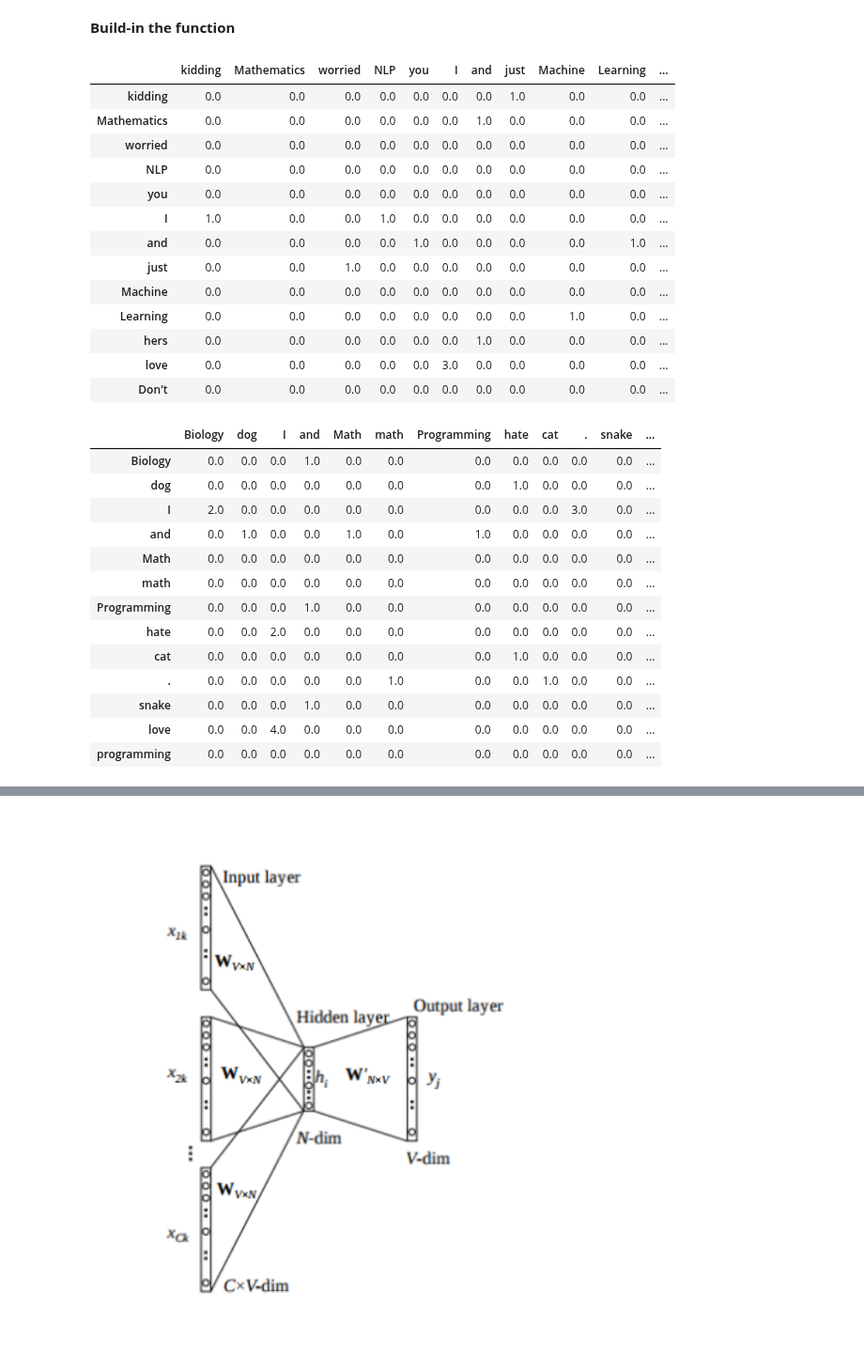
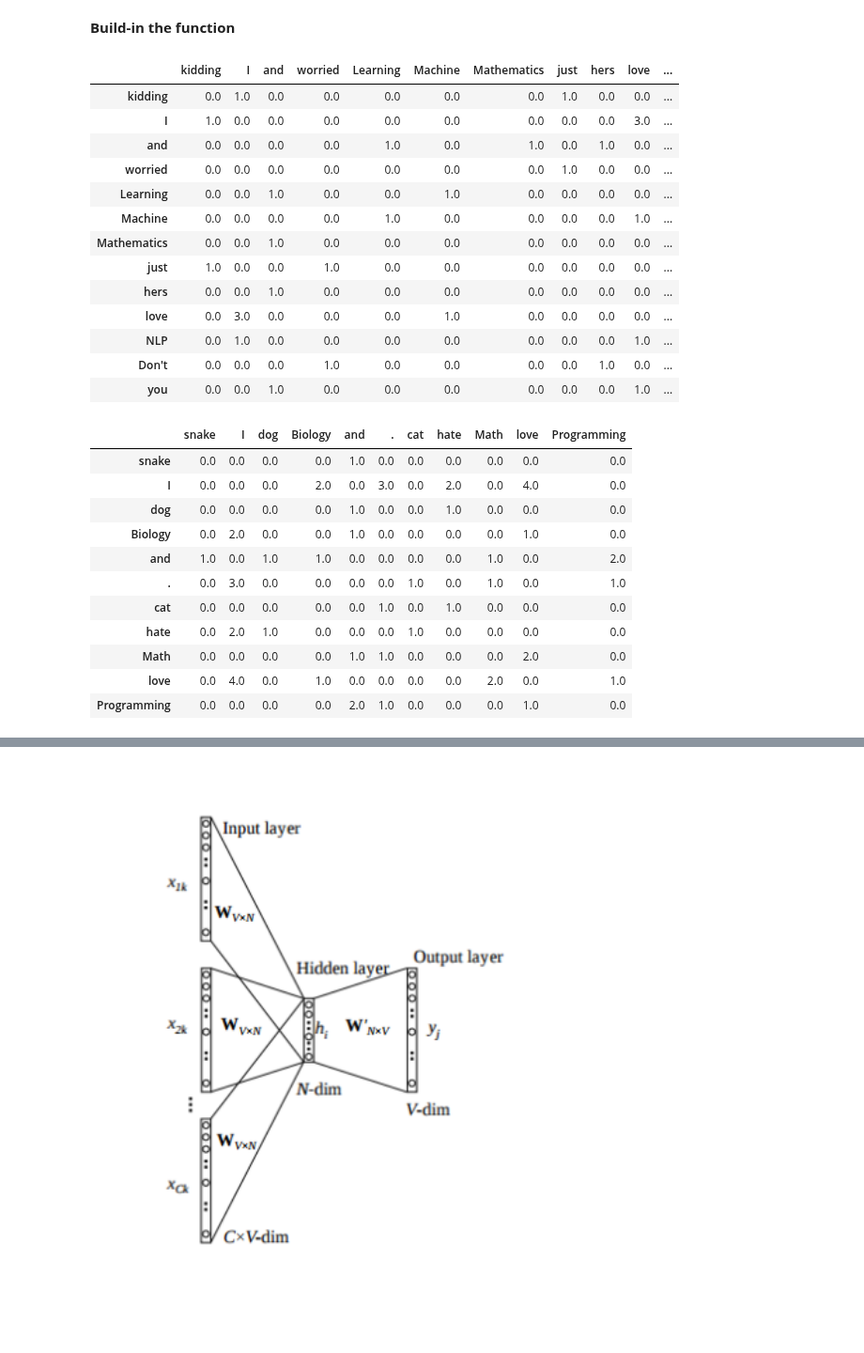
Before and after one commit to NhanDoV/Lectures_notes-teaching-in-VN-, a Jupyter notebook: Statistics/NLP/Embedding.ipynb, the cells around one changed output, grey strips where cells are left out. Shown at 94% size. Drawn from its saved outputs; the diff is of its cells as text; code cells hidden in the pictures; blank space fills up the shorter version.

```diff
--- a/Statistics/NLP/Embedding.ipynb
+++ b/Statistics/NLP/Embedding.ipynb
@@ -281,7 +292,7 @@ def generate_co_occurrence_matrix(corpus):
     # co_occurrence_matrix[current][previous]
     co_occurrence_matrix = np.zeros((len(vocab), len(vocab)))
 
-    # Loop through the bigrams taking the current and previous word,
+    # Loop through the bigrams taking the current and previous word (one-way),
     # and the number of occurrences of the bigram.
     for bigram in bigram_freq:
         current = bigram[0][1]
@@ -291,8 +302,8 @@ def generate_co_occurrence_matrix(corpus):
         pos_previous = vocab_index[previous]
         co_occurrence_matrix[pos_current][pos_previous] = count
 
-    # create matrix
-    co_occurrence_matrix = np.matrix(co_occurrence_matrix)
+    # create a symetric matrix by combining it to its transpose to get the two-way
+    co_occurrence_matrix = np.matrix(co_occurrence_matrix + co_occurrence_matrix.T)
 
     # return the matrix and the index
     return co_occurrence_matrix, vocab_index
@@ -472,6 +483,8 @@ for bigram in bigram_freq:
 **Build-in the function**
 # %%
 def generate_co_occurrence_matrix(corpus):
+
+    ## Create the vocabulary_list, set and indexes
     vocab = set(corpus)
     vocab = list(vocab)
     vocab_index = {word: i for i, word in enumerate(vocab)}
@@ -486,7 +499,7 @@ def generate_co_occurrence_matrix(corpus):
     # co_occurrence_matrix[current][previous]
     co_occurrence_matrix = np.zeros((len(vocab), len(vocab)))
 
-    # Loop through the bigrams taking the current and previous word,
+    # Loop through the bigrams taking the current and previous word (one-way),
     # and the number of occurrences of the bigram.
     for bigram in bigram_freq:
         current = bigram[0][1]
@@ -496,8 +509,8 @@ def generate_co_occurrence_matrix(corpus):
         pos_previous = vocab_index[previous]
         co_occurrence_matrix[pos_current][pos_previous] = count
 
-    # create matrix
-    co_occurrence_matrix = np.matrix(co_occurrence_matrix)
+    # create a symetric matrix by combining it to its transpose to get the two-way
+    co_occurrence_matrix = np.matrix(co_occurrence_matrix + co_occurrence_matrix.T)
 
     # return the matrix and the index
     return co_occurrence_matrix, vocab_index
@@ -509,47 +522,45 @@ data_matrix = pd.DataFrame(matrix, index=vocab_index,
                              columns=vocab_index)
 data_matrix
 # %% [output]
-|  | kidding | Mathematics | worried | NLP | you | I | and | just | Machine | Learning | ... |
-| kidding | 0.0 | 0.0 | 0.0 | 0.0 | 0.0 | 0.0 | 0.0 | 1.0 | 0.0 | 0.0 | ... |
-| Mathematics | 0.0 | 0.0 | 0.0 | 0.0 | 0.0 | 0.0 | 1.0 | 0.0 | 0.0 | 0.0 | ... |
-| worried | 0.0 | 0.0 | 0.0 | 0.0 | 0.0 | 0.0 | 0.0 | 0.0 | 0.0 | 0.0 | ... |
-| NLP | 0.0 | 0.0 | 0.0 | 0.0 | 0.0 | 0.0 | 0.0 | 0.0 | 0.0 | 0.0 | ... |
-| you | 0.0 | 0.0 | 0.0 | 0.0 | 0.0 | 0.0 | 0.0 | 0.0 | 0.0 | 0.0 | ... |
-| I | 1.0 | 0.0 | 0.0 | 1.0 | 0.0 | 0.0 | 0.0 | 0.0 | 0.0 | 0.0 | ... |
-| and | 0.0 | 0.0 | 0.0 | 0.0 | 1.0 | 0.0 | 0.0 | 0.0 | 0.0 | 1.0 | ... |
-| just | 0.0 | 0.0 | 1.0 | 0.0 | 0.0 | 0.0 | 0.0 | 0.0 | 0.0 | 0.0 | ... |
-| Machine | 0.0 | 0.0 | 0.0 | 0.0 | 0.0 | 0.0 | 0.0 | 0.0 | 0.0 | 0.0 | ... |
-| Learning | 0.0 | 0.0 | 0.0 | 0.0 | 0.0 | 0.0 | 0.0 | 0.0 | 1.0 | 0.0 | ... |
-| hers | 0.0 | 0.0 | 0.0 | 0.0 | 0.0 | 0.0 | 1.0 | 0.0 | 0.0 | 0.0 | ... |
-| love | 0.0 | 0.0 | 0.0 | 0.0 | 0.0 | 3.0 | 0.0 | 0.0 | 0.0 | 0.0 | ... |
-| Don't | 0.0 | 0.0 | 0.0 | 0.0 | 0.0 | 0.0 | 0.0 | 0.0 | 0.0 | 0.0 | ... |
+|  | kidding | I | and | worried | Learning | Machine | Mathematics | just | hers | love | ... |
+| kidding | 0.0 | 1.0 | 0.0 | 0.0 | 0.0 | 0.0 | 0.0 | 1.0 | 0.0 | 0.0 | ... |
+| I | 1.0 | 0.0 | 0.0 | 0.0 | 0.0 | 0.0 | 0.0 | 0.0 | 0.0 | 3.0 | ... |
+| and | 0.0 | 0.0 | 0.0 | 0.0 | 1.0 | 0.0 | 1.0 | 0.0 | 1.0 | 0.0 | ... |
+| worried | 0.0 | 0.0 | 0.0 | 0.0 | 0.0 | 0.0 | 0.0 | 1.0 | 0.0 | 0.0 | ... |
+| Learning | 0.0 | 0.0 | 1.0 | 0.0 | 0.0 | 1.0 | 0.0 | 0.0 | 0.0 | 0.0 | ... |
+| Machine | 0.0 | 0.0 | 0.0 | 0.0 | 1.0 | 0.0 | 0.0 | 0.0 | 0.0 | 1.0 | ... |
+| Mathematics | 0.0 | 0.0 | 1.0 | 0.0 | 0.0 | 0.0 | 0.0 | 0.0 | 0.0 | 0.0 | ... |
+| just | 1.0 | 0.0 | 0.0 | 1.0 | 0.0 | 0.0 | 0.0 | 0.0 | 0.0 | 0.0 | ... |
+| hers | 0.0 | 0.0 | 1.0 | 0.0 | 0.0 | 0.0 | 0.0 | 0.0 | 0.0 | 0.0 | ... |
+| love | 0.0 | 3.0 | 0.0 | 0.0 | 0.0 | 1.0 | 0.0 | 0.0 | 0.0 | 0.0 | ... |
+| NLP | 0.0 | 1.0 | 0.0 | 0.0 | 0.0 | 0.0 | 0.0 | 0.0 | 0.0 | 1.0 | ... |
+| Don't | 0.0 | 0.0 | 0.0 | 1.0 | 0.0 | 0.0 | 0.0 | 0.0 | 1.0 | 0.0 | ... |
+| you | 0.0 | 0.0 | 1.0 | 0.0 | 0.0 | 0.0 | 0.0 | 0.0 | 0.0 | 1.0 | ... |
 # %%
-text = [["I", "love", "math", "." , "I", "love", "programming", ".", "I", "love", "Biology"],
+text = [["I", "love", "Math", "." , "I", "love", "Programming", ".", "I", "love", "Biology"],
          ["I", "love", "Math", "and", "Programming", "and", "Biology"],
          ["I", "hate", "cat", "." , "I", "hate", "dog", "and", "snake"]]
 
 # Create one list using many lists
 data = list(itertools.chain.from_iterable(text))
 matrix, vocab_index = generate_co_occurrence_matrix(data)
 
 data_matrix = pd.DataFrame(matrix, index=vocab_index,
                              columns=vocab_index)
 data_matrix
 # %% [output]
-|  | Biology | dog | I | and | Math | math | Programming | hate | cat | . | snake | ... |
-| Biology | 0.0 | 0.0 | 0.0 | 1.0 | 0.0 | 0.0 | 0.0 | 0.0 | 0.0 | 0.0 | 0.0 | ... |
-| dog | 0.0 | 0.0 | 0.0 | 0.0 | 0.0 | 0.0 | 0.0 | 1.0 | 0.0 | 0.0 | 0.0 | ... |
-| I | 2.0 | 0.0 | 0.0 | 0.0 | 0.0 | 0.0 | 0.0 | 0.0 | 0.0 | 3.0 | 0.0 | ... |
-| and | 0.0 | 1.0 | 0.0 | 0.0 | 1.0 | 0.0 | 1.0 | 0.0 | 0.0 | 0.0 | 0.0 | ... |
-| Math | 0.0 | 0.0 | 0.0 | 0.0 | 0.0 | 0.0 | 0.0 | 0.0 | 0.0 | 0.0 | 0.0 | ... |
-| math | 0.0 | 0.0 | 0.0 | 0.0 | 0.0 | 0.0 | 0.0 | 0.0 | 0.0 | 0.0 | 0.0 | ... |
-| Programming | 0.0 | 0.0 | 0.0 | 1.0 | 0.0 | 0.0 | 0.0 | 0.0 | 0.0 | 0.0 | 0.0 | ... |
-| hate | 0.0 | 0.0 | 2.0 | 0.0 | 0.0 | 0.0 | 0.0 | 0.0 | 0.0 | 0.0 | 0.0 | ... |
-| cat | 0.0 | 0.0 | 0.0 | 0.0 | 0.0 | 0.0 | 0.0 | 1.0 | 0.0 | 0.0 | 0.0 | ... |
-| . | 0.0 | 0.0 | 0.0 | 0.0 | 0.0 | 1.0 | 0.0 | 0.0 | 1.0 | 0.0 | 0.0 | ... |
-| snake | 0.0 | 0.0 | 0.0 | 1.0 | 0.0 | 0.0 | 0.0 | 0.0 | 0.0 | 0.0 | 0.0 | ... |
-| love | 0.0 | 0.0 | 4.0 | 0.0 | 0.0 | 0.0 | 0.0 | 0.0 | 0.0 | 0.0 | 0.0 | ... |
-| programming | 0.0 | 0.0 | 0.0 | 0.0 | 0.0 | 0.0 | 0.0 | 0.0 | 0.0 | 0.0 | 0.0 | ... |
+|  | snake | I | dog | Biology | and | . | cat | hate | Math | love | Programming |
+| snake | 0.0 | 0.0 | 0.0 | 0.0 | 1.0 | 0.0 | 0.0 | 0.0 | 0.0 | 0.0 | 0.0 |
+| I | 0.0 | 0.0 | 0.0 | 2.0 | 0.0 | 3.0 | 0.0 | 2.0 | 0.0 | 4.0 | 0.0 |
+| dog | 0.0 | 0.0 | 0.0 | 0.0 | 1.0 | 0.0 | 0.0 | 1.0 | 0.0 | 0.0 | 0.0 |
+| Biology | 0.0 | 2.0 | 0.0 | 0.0 | 1.0 | 0.0 | 0.0 | 0.0 | 0.0 | 1.0 | 0.0 |
+| and | 1.0 | 0.0 | 1.0 | 1.0 | 0.0 | 0.0 | 0.0 | 0.0 | 1.0 | 0.0 | 2.0 |
+| . | 0.0 | 3.0 | 0.0 | 0.0 | 0.0 | 0.0 | 1.0 | 0.0 | 1.0 | 0.0 | 1.0 |
+| cat | 0.0 | 0.0 | 0.0 | 0.0 | 0.0 | 1.0 | 0.0 | 1.0 | 0.0 | 0.0 | 0.0 |
+| hate | 0.0 | 2.0 | 1.0 | 0.0 | 0.0 | 0.0 | 1.0 | 0.0 | 0.0 | 0.0 | 0.0 |
+| Math | 0.0 | 0.0 | 0.0 | 0.0 | 1.0 | 1.0 | 0.0 | 0.0 | 0.0 | 2.0 | 0.0 |
+| love | 0.0 | 4.0 | 0.0 | 1.0 | 0.0 | 0.0 | 0.0 | 0.0 | 2.0 | 0.0 | 1.0 |
+| Programming | 0.0 | 0.0 | 0.0 | 0.0 | 2.0 | 1.0 | 0.0 | 0.0 | 0.0 | 1.0 | 0.0 |
 # %% [markdown]
 - Here the word `‘love’` is defined by the words `‘I’` and `‘Programming’`, meaning that we increment the value both for the `‘I love’` and the `‘love Programming’` co-occurrence. We do that for each window and obtain the preceding `co-occurrence matrix`.
 
```
Also changed, not shown: parts of 59 cells of this notebook.
